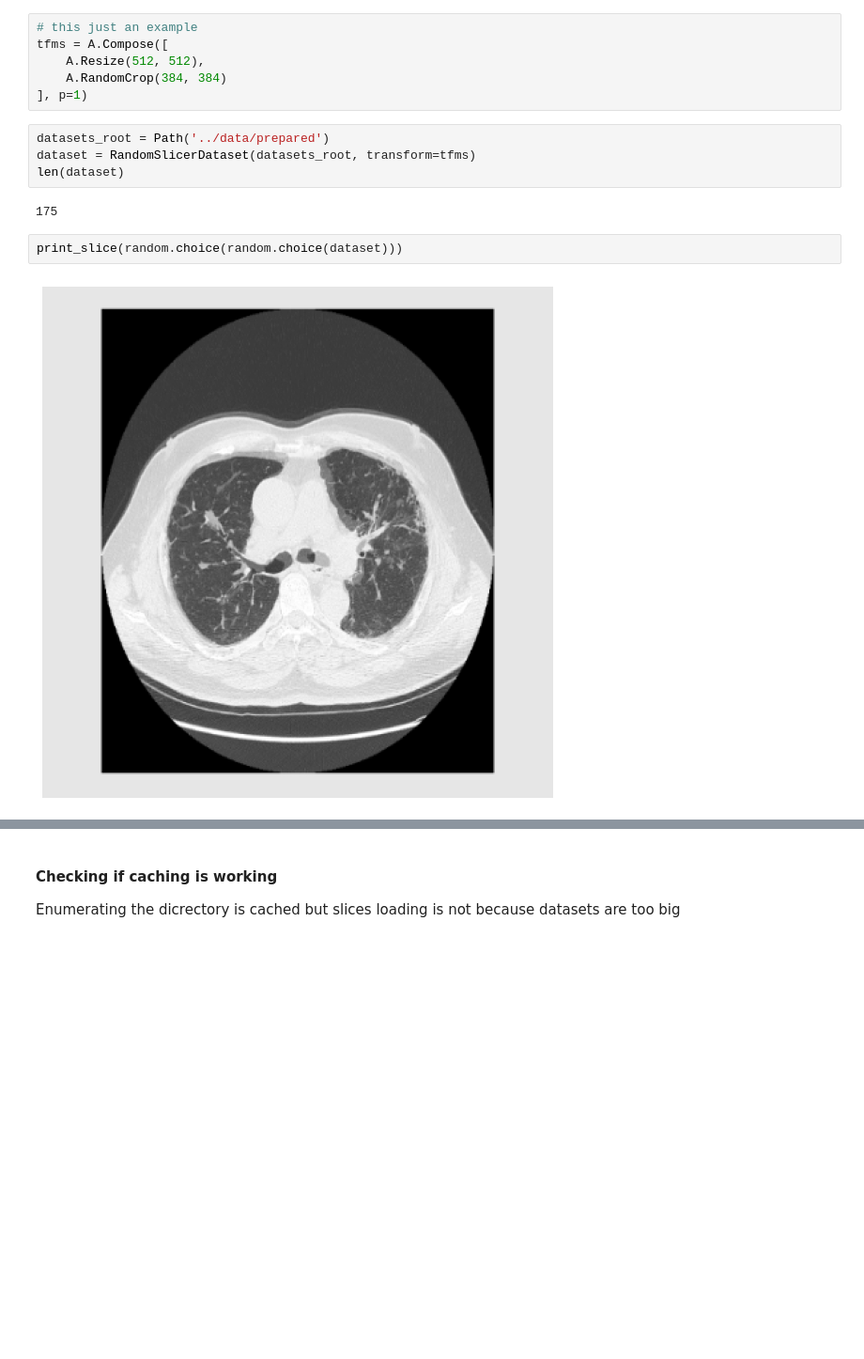
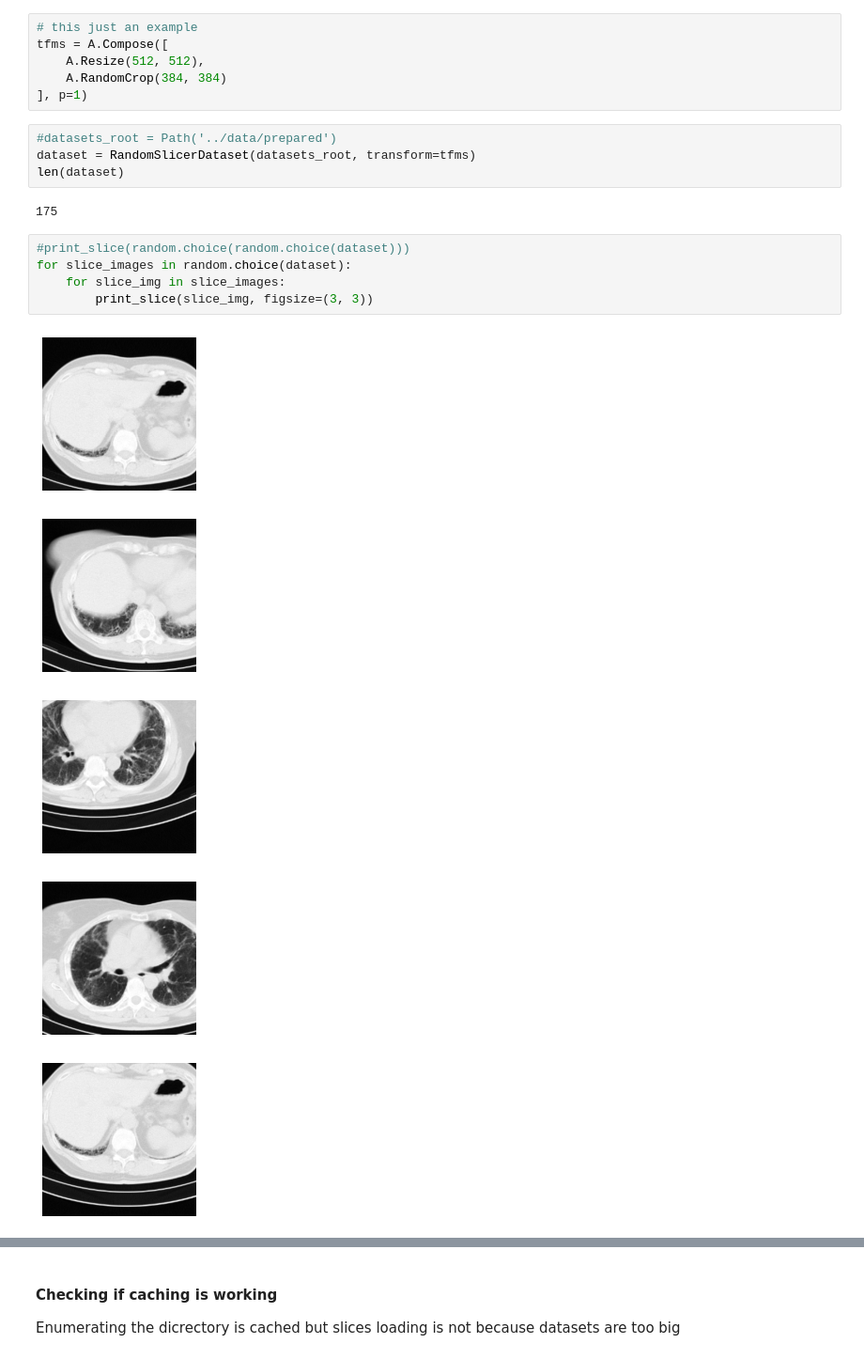
Before and after one commit to CoronaWhy/lunglens, a Jupyter notebook: lib-src/02_loaders.ipynb, the cells around one changed output, grey strips where cells are left out. Shown at 94% size. Saved outputs shown, nothing was run; the diff lists cells and outputs as text; blank space fills up the shorter version.

```diff
--- a/lib-src/02_loaders.ipynb
+++ b/lib-src/02_loaders.ipynb
@@ -70,12 +92,19 @@ tfms = A.Compose([
     A.RandomCrop(384, 384)
 ], p=1)
 # %%
-datasets_root = Path('../data/prepared')
+#datasets_root = Path('../data/prepared')
 dataset = RandomSlicerDataset(datasets_root, transform=tfms)
 len(dataset)
 # %% [output]
 175
-# %%
-print_slice(random.choice(random.choice(dataset)))
-# %% [output]
-[figure, removed]
+# %%
+#print_slice(random.choice(random.choice(dataset)))
+for slice_images in random.choice(dataset):
+    for slice_img in slice_images:
+        print_slice(slice_img, figsize=(3, 3))
+# %% [output]
+[figure, added]
+[figure, added]
+[figure, added]
+[figure, added]
+[figure, added]
```
Also changed, not shown: parts of 11 cells of this notebook.
